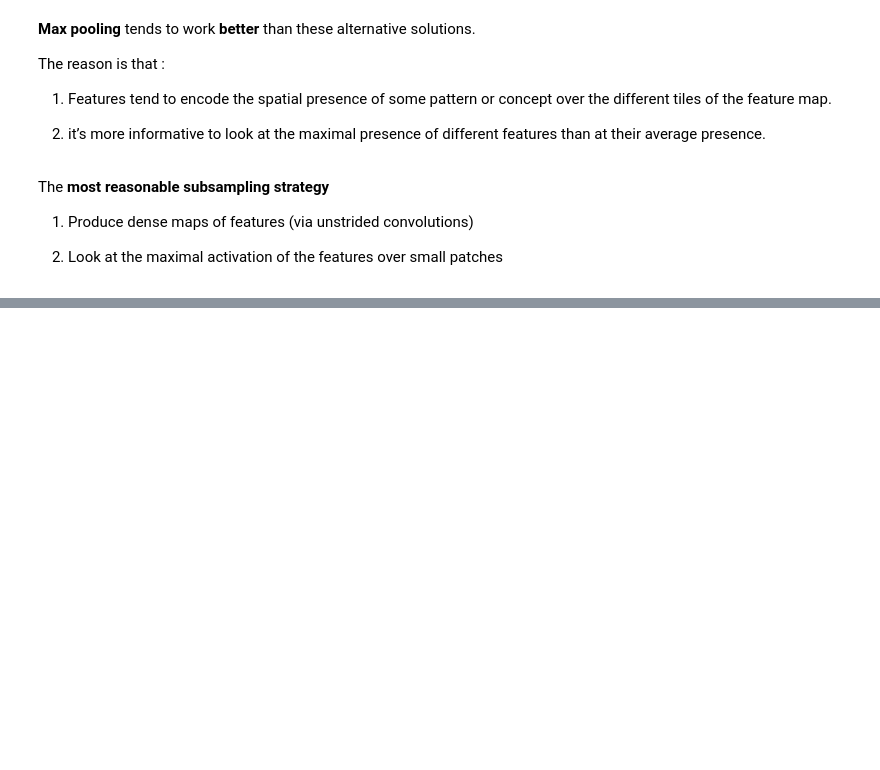
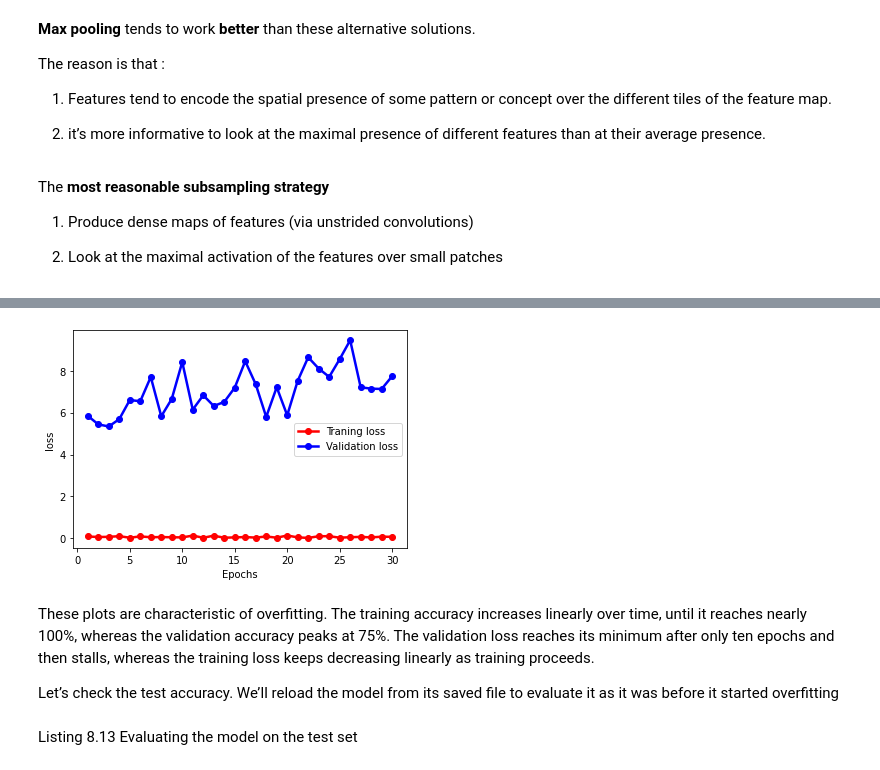
Before and after one commit to Fantasy98/Python-Machine-Learning, a Jupyter notebook: Deep_Learning_With_python/Chapter8_Introduction_to_deep_learning_for_computer_vision.ipynb, the cells around one changed output, grey strips where cells are left out. Saved outputs shown, nothing was run; the diff lists cells and outputs as text; code cells hidden in the pictures; blank space fills up the shorter version.

```diff
--- a/Deep_Learning_With_python/Chapter8_Introduction_to_deep_learning_for_computer_vision.ipynb
+++ b/Deep_Learning_With_python/Chapter8_Introduction_to_deep_learning_for_computer_vision.ipynb
@@ -377,0 +703,20 @@ The __most reasonable subsampling strategy__
+# %%
+plt.plot(epochs,loss,'-or',lw=2.5,label = 'Traning loss')
+plt.plot(epochs,val_loss,'-ob',lw=2.5,label = 'Validation loss')
+plt.legend()
+plt.xlabel("Epochs")
+plt.ylabel('loss')
+plt.show()
+# %% [output]
+[figure, added]
+# %% [markdown]
+These plots are characteristic of overfitting. The training accuracy increases linearly
+over time, until it reaches nearly 100%, whereas the validation accuracy peaks at 75%.
+The validation loss reaches its minimum after only ten epochs and then stalls, whereas
+the training loss keeps decreasing linearly as training proceeds.
+
+
+ Let’s check the test accuracy. We’ll reload the model from its saved file to evaluate
+it as it was before it started overfitting
+# %% [markdown]
+Listing 8.13 Evaluating the model on the test set
```
Also changed, not shown: parts of 133 cells of this notebook, 2 other files.
